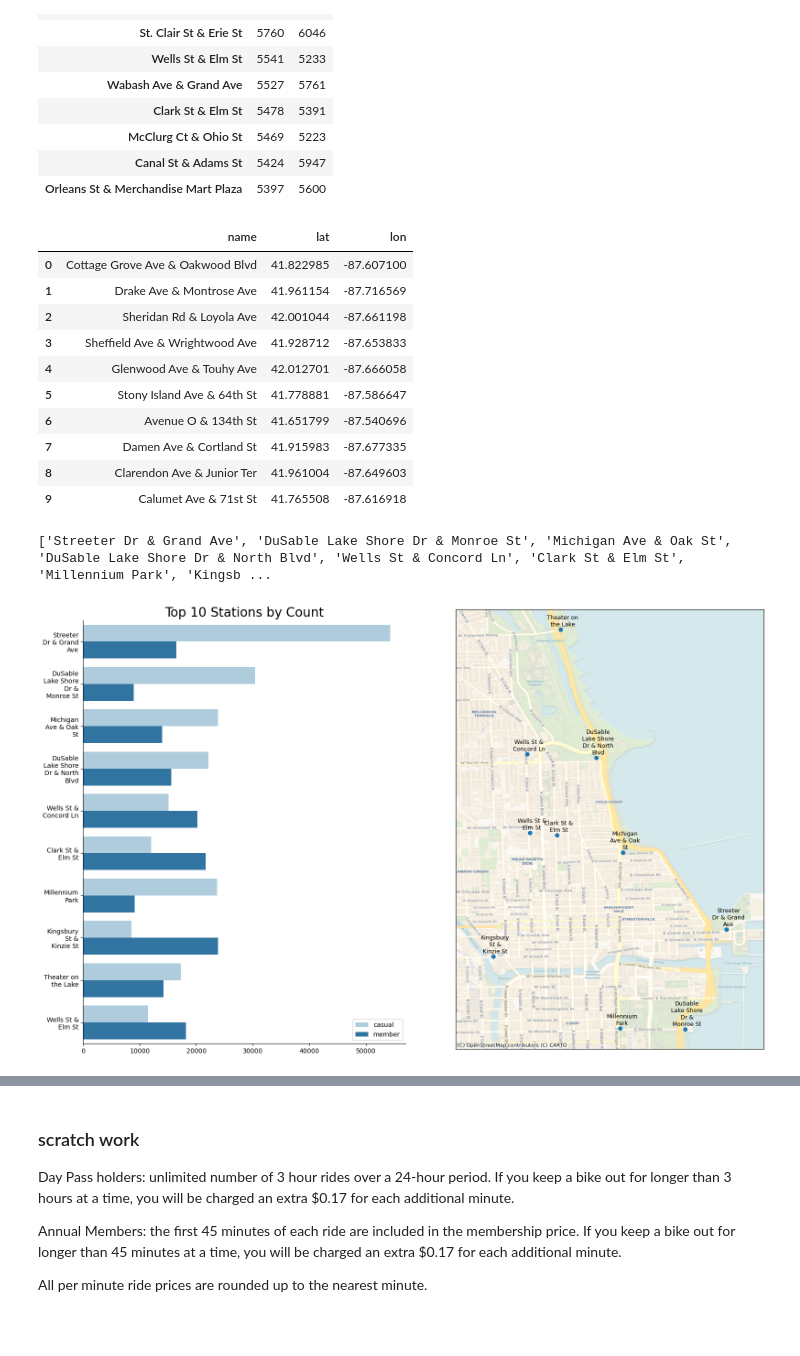
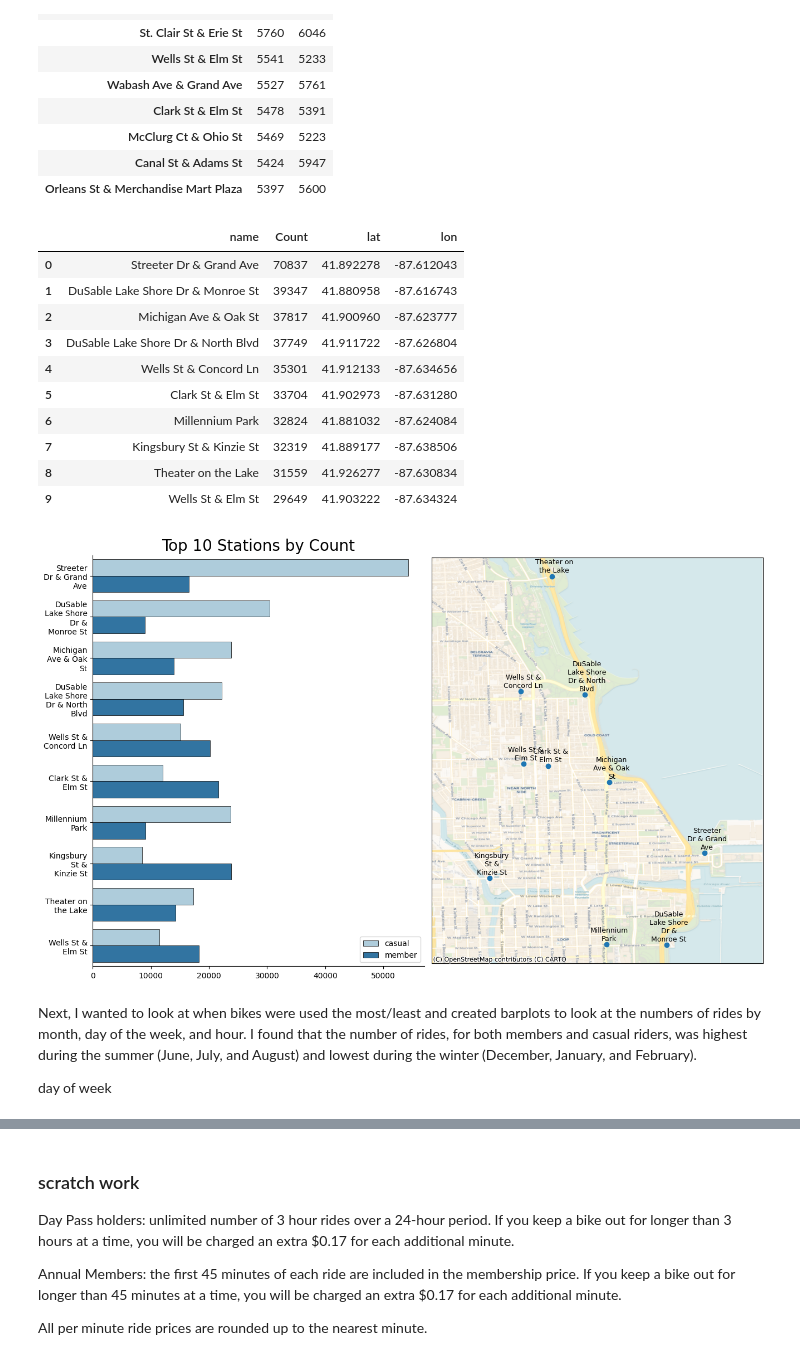
Before and after one commit to andyguo0228/bike_share_python, a Jupyter notebook: scratchbook.ipynb, the cells around one changed output, grey strips where cells are left out. Cells and saved outputs as stored; diff of their text form; code cells hidden in the pictures; blank space fills up the shorter version.

```diff
--- a/scratchbook.ipynb
+++ b/scratchbook.ipynb
@@ -303,13 +304,11 @@ top_stations.groupby('name')[['lat', 'lon']].nunique().sort_values(by='lat', asc
 | Canal St & Adams St | 5424 | 5947 |
 | Orleans St & Merchandise Mart Plaza | 5397 | 5600 |
 # %%
+## Prepare geoplot data
 # find top 10 stations by count
 top_group = top_stations.groupby('name')['name'].agg(Count='count').sort_values(by='Count', ascending=False).head(10).reset_index()
 
 # Obtain station data from live station feed
-def jprint(obj):
-    text = json.dumps(obj, sort_keys=True, indent=4)
-    print(text)
 bike = requests.get('https://gbfs.divvybikes.com/gbfs/en/station_information.json')
 bike_json = bike.json()
 bike_data = bike_json['data']['stations']
@@ -317,76 +316,77 @@ station = pd.DataFrame(bike_data)
 
 # create dataframe with station name and coordinates
 stations = station[['name', 'lat', 'lon']]
-stations.head(10)
 
 # join top 10 stations dataframe with live station data
 top_station = top_group.merge(stations, on='name', how='left')
 top_station
 # %% [output]
-|  | name | lat | lon |
-| 0 | Cottage Grove Ave & Oakwood Blvd | 41.822985 | -87.607100 |
-| 1 | Drake Ave & Montrose Ave | 41.961154 | -87.716569 |
-| 2 | Sheridan Rd & Loyola Ave | 42.001044 | -87.661198 |
-| 3 | Sheffield Ave & Wrightwood Ave | 41.928712 | -87.653833 |
-| 4 | Glenwood Ave & Touhy Ave | 42.012701 | -87.666058 |
-| 5 | Stony Island Ave & 64th St | 41.778881 | -87.586647 |
-| 6 | Avenue O & 134th St | 41.651799 | -87.540696 |
-| 7 | Damen Ave & Cortland St | 41.915983 | -87.677335 |
-| 8 | Clarendon Ave & Junior Ter | 41.961004 | -87.649603 |
-| 9 | Calumet Ave & 71st St | 41.765508 | -87.616918 |
+|  | name | Count | lat | lon |
+| 0 | Streeter Dr & Grand Ave | 70837 | 41.892278 | -87.612043 |
+| 1 | DuSable Lake Shore Dr & Monroe St | 39347 | 41.880958 | -87.616743 |
+| 2 | Michigan Ave & Oak St | 37817 | 41.900960 | -87.623777 |
+| 3 | DuSable Lake Shore Dr & North Blvd | 37749 | 41.911722 | -87.626804 |
+| 4 | Wells St & Concord Ln | 35301 | 41.912133 | -87.634656 |
+| 5 | Clark St & Elm St | 33704 | 41.902973 | -87.631280 |
+| 6 | Millennium Park | 32824 | 41.881032 | -87.624084 |
+| 7 | Kingsbury St & Kinzie St | 32319 | 41.889177 | -87.638506 |
+| 8 | Theater on the Lake | 31559 | 41.926277 | -87.630834 |
+| 9 | Wells St & Elm St | 29649 | 41.903222 | -87.634324 |
 # %%
+# Prepare barplot data
 # create list of top 10 stations
 ab = []
 for l in top_station['name']:
     ab.append(l)
-print(ab)
 
 # filter out non top 10 stations
 plot_data = top_stations[top_stations['name'].isin(ab)]
-# %% [output]
-['Streeter Dr & Grand Ave', 'DuSable Lake Shore Dr & Monroe St', 'Michigan Ave & Oak St', 'DuSable Lake Shore Dr & North Blvd', 'Wells St & Concord Ln', 'Clark St & Elm St', 'Millennium Park', 'Kingsb ...
 # %%
-
-fig, axes = plt.subplots(1, 2, figsize=(20,12))
+## Create 2 plots in 1 figure
+fig, axes = plt.subplots(1, 2, figsize=(13,8), layout='constrained')
 
 # BARPLOT
-sns.countplot(ax=axes[0], data=plot_data, y='name', hue='member_casual', order=ab, palette='Paired').legend(title=[])
+sns.countplot(ax=axes[0], data=plot_data, y='name', hue='member_casual', order=ab, palette='Paired', linewidth=0.5, edgecolor='black').legend(title=[])
 
 # wrap y tick labels
 y_labels = axes[0].get_yticklabels()
 wrapped_labels = [textwrap.fill(label.get_text(), width=10) for label in y_labels]
 
 # adjust plot design
 axes[0].set_yticklabels(wrapped_labels)
 axes[0].set_title('Top 10 Stations by Count', fontsize=20)
 axes[0].set_xlabel('')
 axes[0].set_ylabel('')
 axes[0].spines['top'].set_visible(False)
 axes[0].spines['right'].set_visible(False)
 
 # GEOPLOT
 gdf = gpd.GeoDataFrame(top_station, geometry=gpd.points_from_xy(top_station.lon, top_station.lat), crs="EPSG:4326")
-axes[1].set_position([0.5, 0.1, 0.4, 0.8])  # [left, bottom, width, height]
+
 ax1 = gdf.plot(ax=axes[1])
 cx.add_basemap(ax1, crs=gdf.crs.to_string(), source=cx.providers.CartoDB.Voyager)
 
 # annotate map
 for i, r in gdf.iterrows():
     wrapped_text = textwrap.fill(r['name'], width=10)
     ax1.annotate(wrapped_text, xy=(r.geometry.x, r.geometry.y), xytext=(3, 3), textcoords="offset points", fontsize=9, ha='center', va='bottom')
 
 # adjust map width
-buffer_ratio = 0.1
+buffer_ratio = 0.2
 x_range = ax1.get_xlim()[1] - ax1.get_xlim()[0]
 ax1.set_xlim(ax1.get_xlim()[0] - buffer_ratio * x_range, ax1.get_xlim()[1] + buffer_ratio * x_range)
 
 # hide ticks
 axes[1].set_xticks([])
 axes[1].set_yticks([])
 
 plt.show()
 # %% [output]
-[figure, old version]
+[figure, new version]
+# %% [markdown]
+Next, I wanted to look at when bikes were used the most/least and created barplots to look at the numbers of rides by month, day of the week, and hour. I found that the number of rides, for both members and casual riders, was highest during the summer (June, July, and August) and lowest during the winter (December, January, and February).
+
+day of week
 # %%
 # Create bar plot number of rides by month
 month_order = ['January', 'February', 'March', 'April', 'May', 'June', 'July', 'August', 'September', 'October', 'November', 'December']
```
Also changed, not shown: parts of 4 cells of this notebook.
